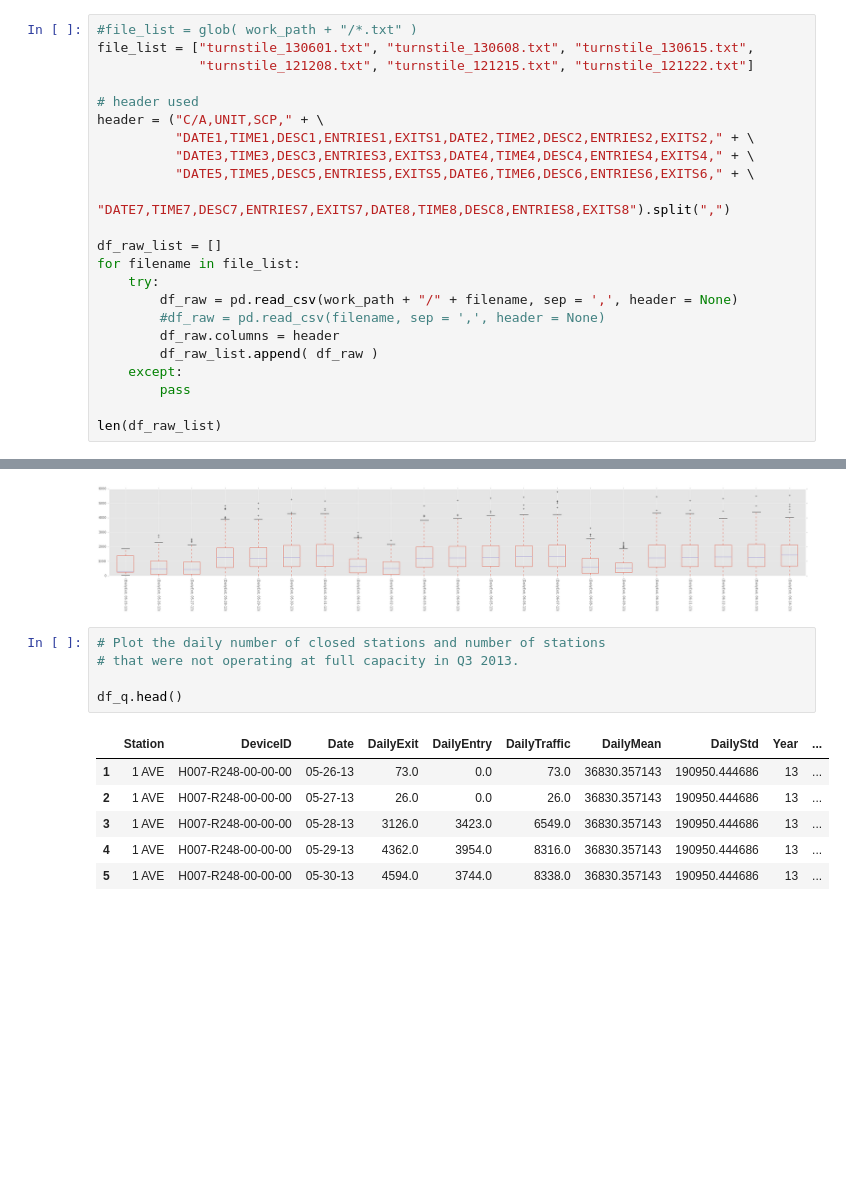
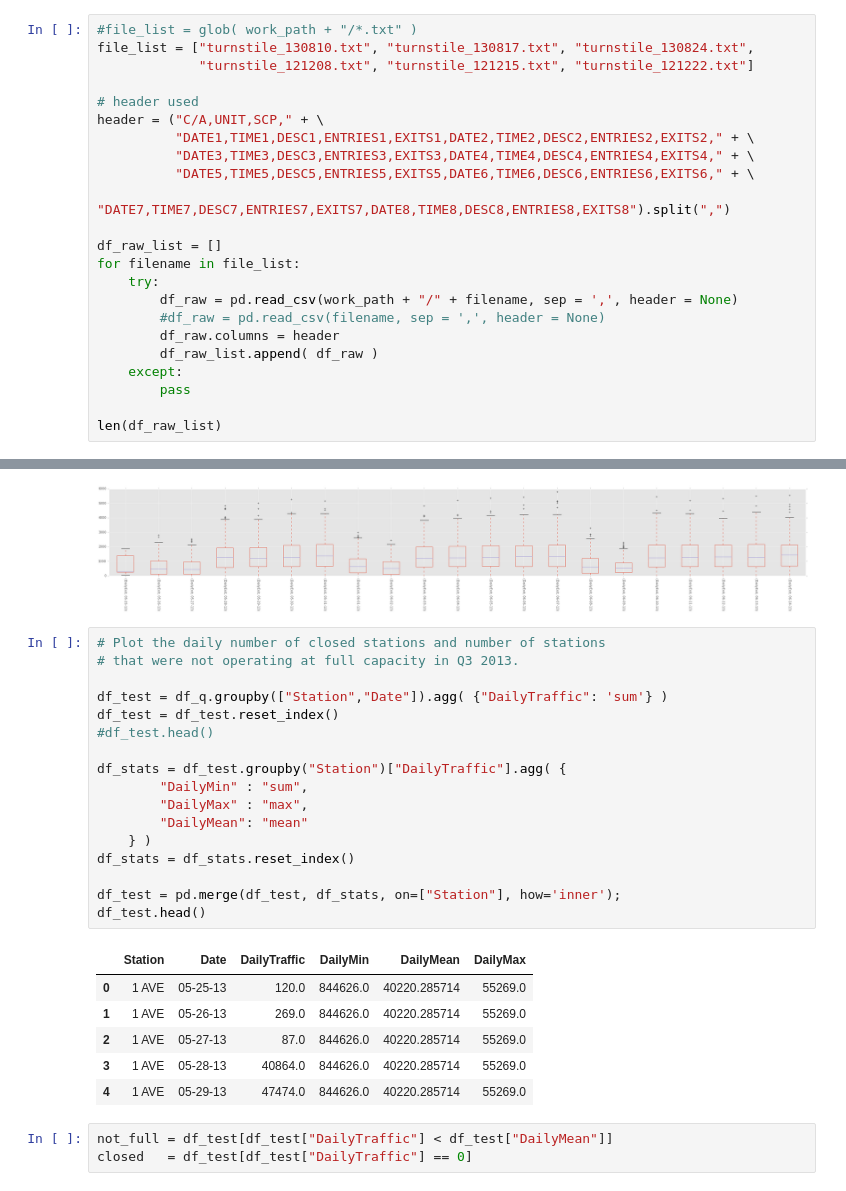
Before and after one commit to tinnyworm/Tinny, a Jupyter notebook: TS/TS Data Challange.ipynb, the cells around one changed output, grey strips where cells are left out. Drawn from its saved outputs; the diff is of its cells as text; blank space fills up the shorter version.

```diff
--- a/TS/TS Data Challange.ipynb
+++ b/TS/TS Data Challange.ipynb
@@ -34,7 +34,7 @@ from datetime import datetime
 from glob     import glob
 # %%
 #file_list = glob( work_path + "/*.txt" )
-file_list = ["turnstile_130601.txt", "turnstile_130608.txt", "turnstile_130615.txt",
+file_list = ["turnstile_130810.txt", "turnstile_130817.txt", "turnstile_130824.txt",
              "turnstile_121208.txt", "turnstile_121215.txt", "turnstile_121222.txt"]
 
 # header used
@@ -526,12 +558,27 @@ pivot.plot.box(figsize=(40,5), rot=270)
 # %%
 # Plot the daily number of closed stations and number of stations
 # that were not operating at full capacity in Q3 2013.
 
-df_q.head()
+df_test = df_q.groupby(["Station","Date"]).agg( {"DailyTraffic": 'sum'} )
+df_test = df_test.reset_index()
+#df_test.head()
+
+df_stats = df_test.groupby("Station")["DailyTraffic"].agg( {
+        "DailyMin" : "sum",
+        "DailyMax" : "max",
+        "DailyMean": "mean"
+    } )
+df_stats = df_stats.reset_index()
+
+df_test = pd.merge(df_test, df_stats, on=["Station"], how='inner');
+df_test.head()
 # %% [output]
-|  | Station | DeviceID | Date | DailyExit | DailyEntry | DailyTraffic | DailyMean | DailyStd | Year | ... |
-| 1 | 1 AVE | H007-R248-00-00-00 | 05-26-13 | 73.0 | 0.0 | 73.0 | 36830.357143 | 190950.444686 | 13 | ... |
-| 2 | 1 AVE | H007-R248-00-00-00 | 05-27-13 | 26.0 | 0.0 | 26.0 | 36830.357143 | 190950.444686 | 13 | ... |
-| 3 | 1 AVE | H007-R248-00-00-00 | 05-28-13 | 3126.0 | 3423.0 | 6549.0 | 36830.357143 | 190950.444686 | 13 | ... |
-| 4 | 1 AVE | H007-R248-00-00-00 | 05-29-13 | 4362.0 | 3954.0 | 8316.0 | 36830.357143 | 190950.444686 | 13 | ... |
-| 5 | 1 AVE | H007-R248-00-00-00 | 05-30-13 | 4594.0 | 3744.0 | 8338.0 | 36830.357143 | 190950.444686 | 13 | ... |
+|  | Station | Date | DailyTraffic | DailyMin | DailyMean | DailyMax |
+| 0 | 1 AVE | 05-25-13 | 120.0 | 844626.0 | 40220.285714 | 55269.0 |
+| 1 | 1 AVE | 05-26-13 | 269.0 | 844626.0 | 40220.285714 | 55269.0 |
+| 2 | 1 AVE | 05-27-13 | 87.0 | 844626.0 | 40220.285714 | 55269.0 |
+| 3 | 1 AVE | 05-28-13 | 40864.0 | 844626.0 | 40220.285714 | 55269.0 |
+| 4 | 1 AVE | 05-29-13 | 47474.0 | 844626.0 | 40220.285714 | 55269.0 |
+# %%
+not_full = df_test[df_test["DailyTraffic"] < df_test["DailyMean"]]
+closed   = df_test[df_test["DailyTraffic"] == 0]
```
Also changed, not shown: parts of 17 cells of this notebook.
